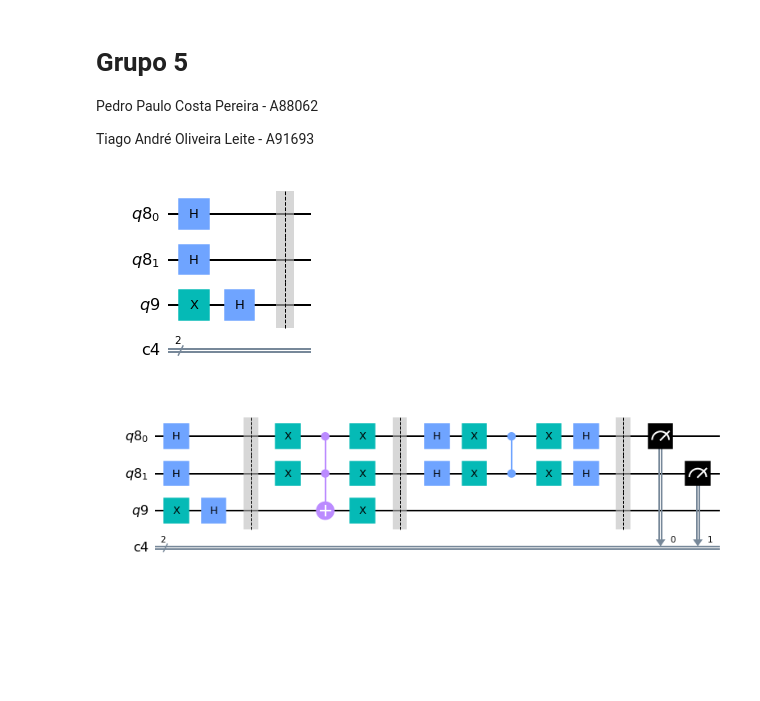
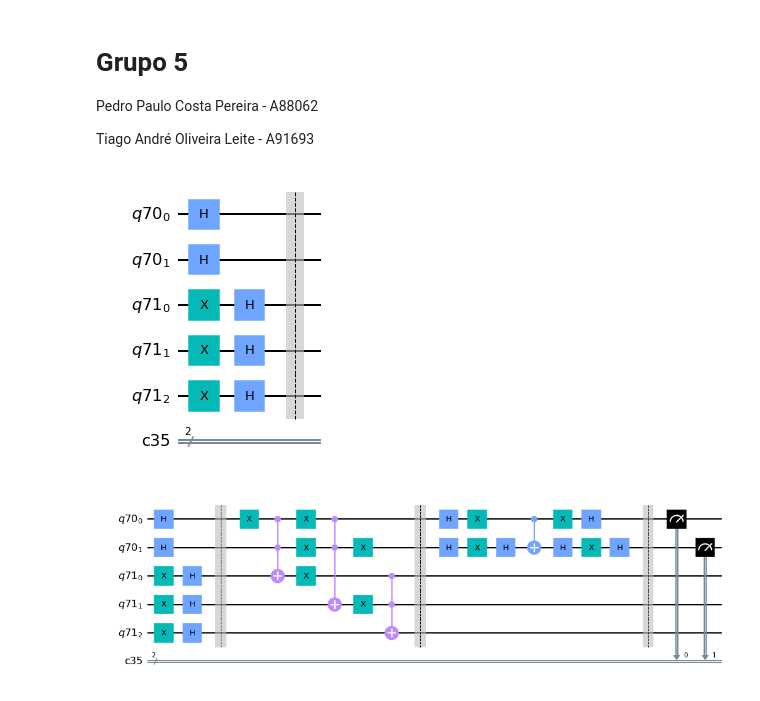
Before and after one commit to zoisper/IC-Projeto, a Jupyter notebook: Projeto.ipynb, the cells around one changed output. Drawn from its saved outputs; the diff is of its cells as text; code cells hidden in the pictures; blank space fills up the shorter version.

```diff
--- a/Projeto.ipynb
+++ b/Projeto.ipynb
@@ -64,24 +76,25 @@ def diffusion_operator(qr, ancilla):
 
     return qc
 # %%
-qc,qr, ancilla, cr = init(2,1)
+n = 2
+a = 3
+qc, qr, ancilla, cr = init(n,a)
 qc.draw("mpl")
 # %% [output]
-[figure, old version]
+[figure, new version]
 # %%
-n_qubits = 2
-elements = 2**n_qubits
+elements = 2**n
 
 iterations= int(np.floor(np.pi/4 * np.sqrt(elements)))
 
 for j in range(iterations):
     qc = qc.compose(oracle(qr,ancilla))
     qc = qc.compose(diffusion_operator(qr,ancilla))
-
+    pass
 qc.measure(qr,cr)
 qc.draw(output="mpl")
 # %% [output]
-[figure, old version]
+[figure, new version]
 # %%
 counts = execute_circuit(qc)
 plot_histogram(counts)
```
Also changed, not shown: parts of 3 cells of this notebook.
